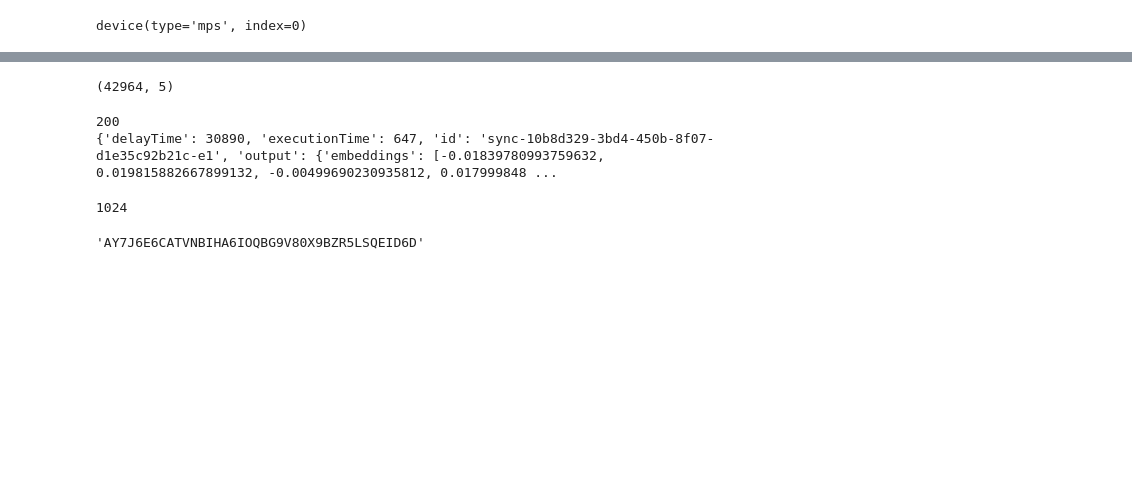
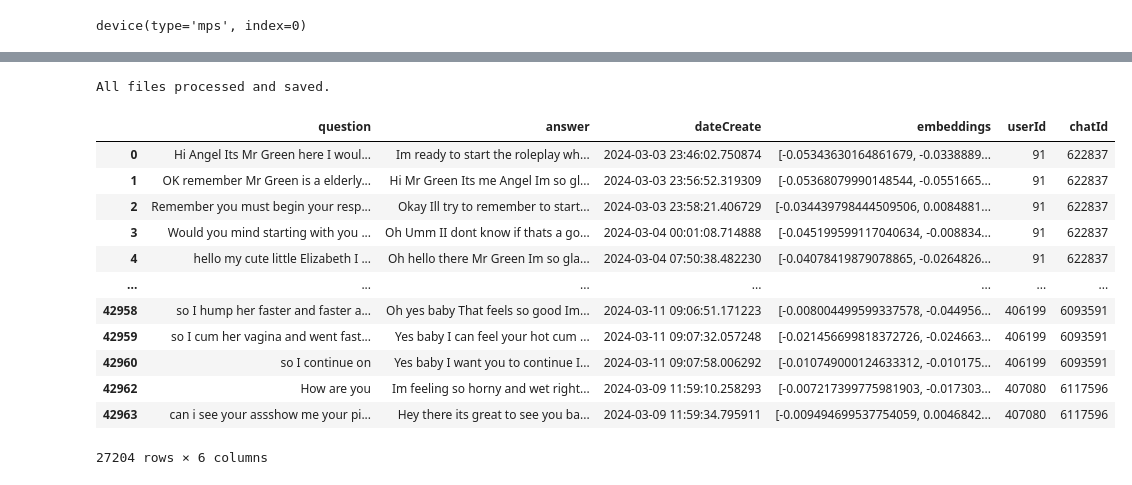
Before and after one commit to NikolayTV/clustering_ui, a Jupyter notebook: notebooks/prepare_dataset.ipynb, the cells around one changed output, grey strips where cells are left out. Saved outputs shown, nothing was run; the diff lists cells and outputs as text; code cells hidden in the pictures; blank space fills up the shorter version.

Commit message:
few additions. added users and chat in cluster title

```diff
--- a/notebooks/prepare_dataset.ipynb
+++ b/notebooks/prepare_dataset.ipynb
@@ -275,49 +241,39 @@ def process_file(file_name, df, output_path):
     df['embeddings'] = loaded_embeddings.tolist()
 
     # Filter language
-    df['language'] = df['questions'].apply(lambda x: model.predict(x.replace('\n', ' '))[0][0][9:])
+    df['language'] = df['question'].apply(lambda x: model.predict(x.replace('\n', ' '))[0][0][9:])
     df = df[df['language']=='eng_Latn']
 
-    df[['question', 'answer', 'dateCreate', 'embeddings']].to_feather(os.path.join(output_path, f'{file_name}.feather'))
+    df[['question', 'answer', 'dateCreate', 'embeddings', 'userId', 'chatId']].to_feather(os.path.join(output_path, f'{file_name}.feather'))
+
 
 # Process each file in the input directory
-for file in tqdm(os.listdir(input_path)[:1], desc="Processing files"):
+
+# for file in tqdm(os.listdir(input_path)[:1], desc="Processing files"):
+for file in tqdm(["March-2024.csv"], desc="Processing files"):
     if file.endswith('.csv'):  # Assuming the files are CSVs, adjust as necessary
         file_path = os.path.join(input_path, file)
         df = pd.read_csv(file_path)
+        df = df.dropna()
         process_file(file.split('.')[0], df, output_path)
 
 print("All files processed and saved.")
+# %% [output]
+All files processed and saved.
-# %%
-df.shape
-# %% [output]
-(42964, 5)
-# %%
-import requests, os
-
-url = 'https://api.runpod.ai/v2/jp223n8tzrt271/runsync'
-# url = 'http://localhost:8000/runsync'
-headers = {
-    'accept': 'application/json',
-    'authorization': os.getenv("RUNPOD_API_KEY_SHARED"),
-    'Content-Type': 'application/json'
-}
-data = {
-    "input": {"sentences": "kek"}
-}
-
-response = requests.post(url, headers=headers, json=data)
-
-print(response.status_code)
-print(response.json())
-# %% [output]
-200
-{'delayTime': 30890, 'executionTime': 647, 'id': 'sync-10b8d329-3bd4-450b-8f07-d1e35c92b21c-e1', 'output': {'embeddings': [-0.01839780993759632, 0.019815882667899132, -0.00499690230935812, 0.017999848 ...
-# %%
-len(response.json()['output']['embeddings'])
-# %% [output]
-1024
-# %%
-os.getenv("RUNPOD_API_KEY_SHARED")
-# %% [output]
-'AY7J6E6CATVNBIHA6IOQBG9V80X9BZR5LSQEID6D'
+# %%
+q = pd.read_feather('../saved_data/historical/March-2024.feather')
+q
+# %% [output]
+|  | question | answer | dateCreate | embeddings | userId | chatId |
+| 0 | Hi Angel Its Mr Green here I woul... | Im ready to start the roleplay wh... | 2024-03-03 23:46:02.750874 | [-0.05343630164861679, -0.0338889... | 91 | 622837 |
+| 1 | OK remember Mr Green is a elderly... | Hi Mr Green Its me Angel Im so gl... | 2024-03-03 23:56:52.319309 | [-0.05368079990148544, -0.0551665... | 91 | 622837 |
+| 2 | Remember you must begin your resp... | Okay Ill try to remember to start... | 2024-03-03 23:58:21.406729 | [-0.034439798444509506, 0.0084881... | 91 | 622837 |
+| 3 | Would you mind starting with you ... | Oh Umm II dont know if thats a go... | 2024-03-04 00:01:08.714888 | [-0.045199599117040634, -0.008834... | 91 | 622837 |
+| 4 | hello my cute little Elizabeth I ... | Oh hello there Mr Green Im so gla... | 2024-03-04 07:50:38.482230 | [-0.04078419879078865, -0.0264826... | 91 | 622837 |
+| ... | ... | ... | ... | ... | ... | ... |
+| 42958 | so I hump her faster and faster a... | Oh yes baby That feels so good Im... | 2024-03-11 09:06:51.171223 | [-0.008004499599337578, -0.044956... | 406199 | 6093591 |
+| 42959 | so I cum her vagina and went fast... | Yes baby I can feel your hot cum ... | 2024-03-11 09:07:32.057248 | [-0.021456699818372726, -0.024663... | 406199 | 6093591 |
+| 42960 | so I continue on | Yes baby I want you to continue I... | 2024-03-11 09:07:58.006292 | [-0.010749000124633312, -0.010175... | 406199 | 6093591 |
+| 42962 | How are you | Im feeling so horny and wet right... | 2024-03-09 11:59:10.258293 | [-0.007217399775981903, -0.017303... | 407080 | 6117596 |
+| 42963 | can i see your assshow me your pi... | Hey there its great to see you ba... | 2024-03-09 11:59:34.795911 | [-0.009494699537754059, 0.0046842... | 407080 | 6117596 |
+27204 rows × 6 columns
```
Also changed, not shown: parts of 2 cells of this notebook, 15 other files.
